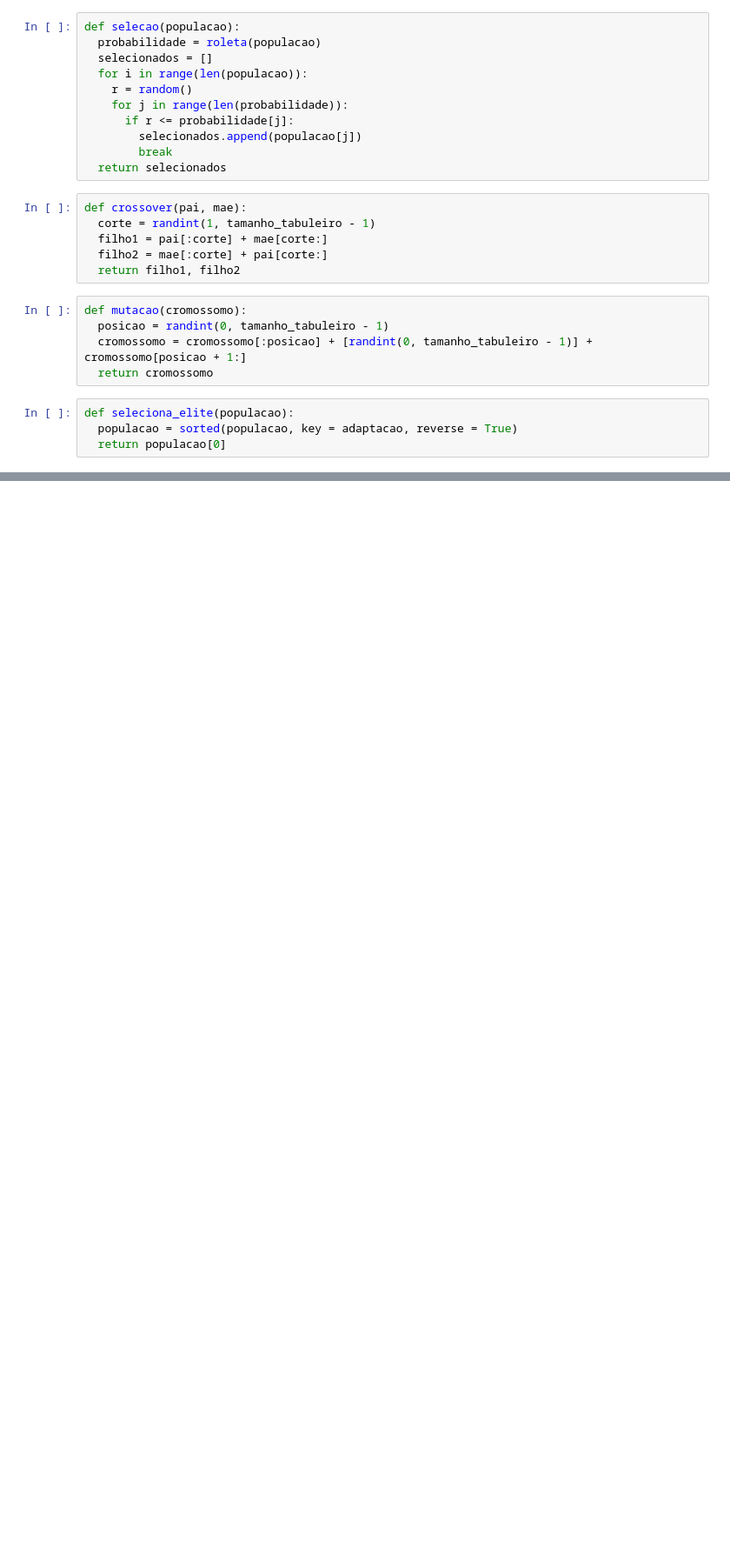
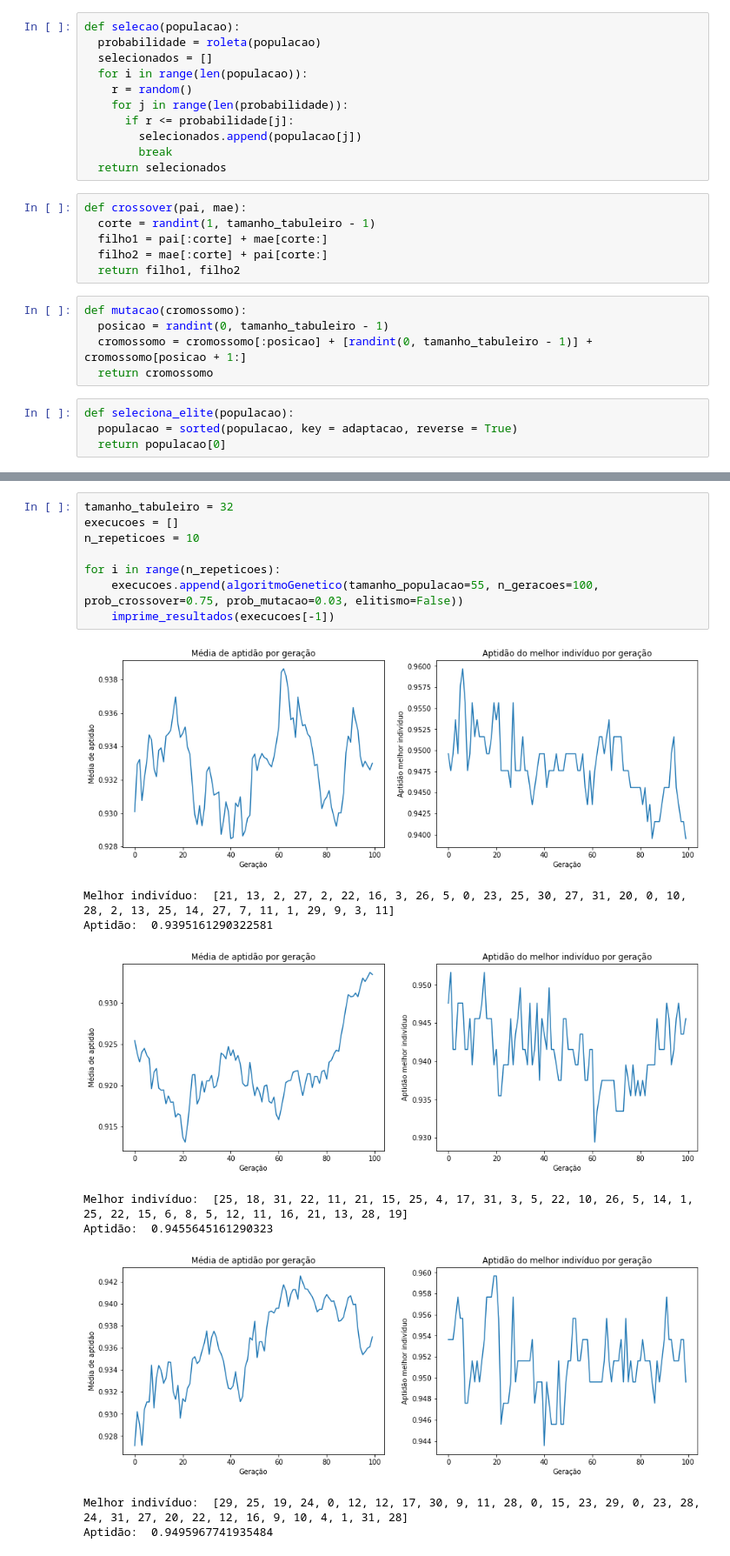
Before and after one commit to CeHaga-UFRJ/ia-ufrj-2022.2, a Jupyter notebook: trab3/CarlosMarkson_Tarefa3_IA.ipynb, the cells around one changed output, grey strips where cells are left out. Shown at 87% size. Drawn from its saved outputs; the diff is of its cells as text; blank space fills up the shorter version.

```diff
--- a/trab3/CarlosMarkson_Tarefa3_IA.ipynb
+++ b/trab3/CarlosMarkson_Tarefa3_IA.ipynb
@@ -262,0 +345,18 @@ Aptidão:  1.0
+# %%
+tamanho_tabuleiro = 32
+execucoes = []
+n_repeticoes = 10
+
+for i in range(n_repeticoes):
+    execucoes.append(algoritmoGenetico(tamanho_populacao=55, n_geracoes=100, prob_crossover=0.75, prob_mutacao=0.03, elitismo=False))
+    imprime_resultados(execucoes[-1])
+# %% [output]
+[figure, added]
+Melhor indivíduo:  [21, 13, 2, 27, 2, 22, 16, 3, 26, 5, 0, 23, 25, 30, 27, 31, 20, 0, 10, 28, 2, 13, 25, 14, 27, 7, 11, 1, 29, 9, 3, 11]
+Aptidão:  0.9395161290322581
+[figure, added]
+Melhor indivíduo:  [25, 18, 31, 22, 11, 21, 15, 25, 4, 17, 31, 3, 5, 22, 10, 26, 5, 14, 1, 25, 22, 15, 6, 8, 5, 12, 11, 16, 21, 13, 28, 19]
+Aptidão:  0.9455645161290323
+[figure, added]
+Melhor indivíduo:  [29, 25, 19, 24, 0, 12, 12, 17, 30, 9, 11, 28, 0, 15, 23, 29, 0, 23, 28, 24, 31, 27, 20, 22, 12, 16, 9, 10, 4, 1, 31, 28]
+Aptidão:  0.9495967741935484
```
Also changed, not shown: parts of 25 cells of this notebook, 2 other files.
